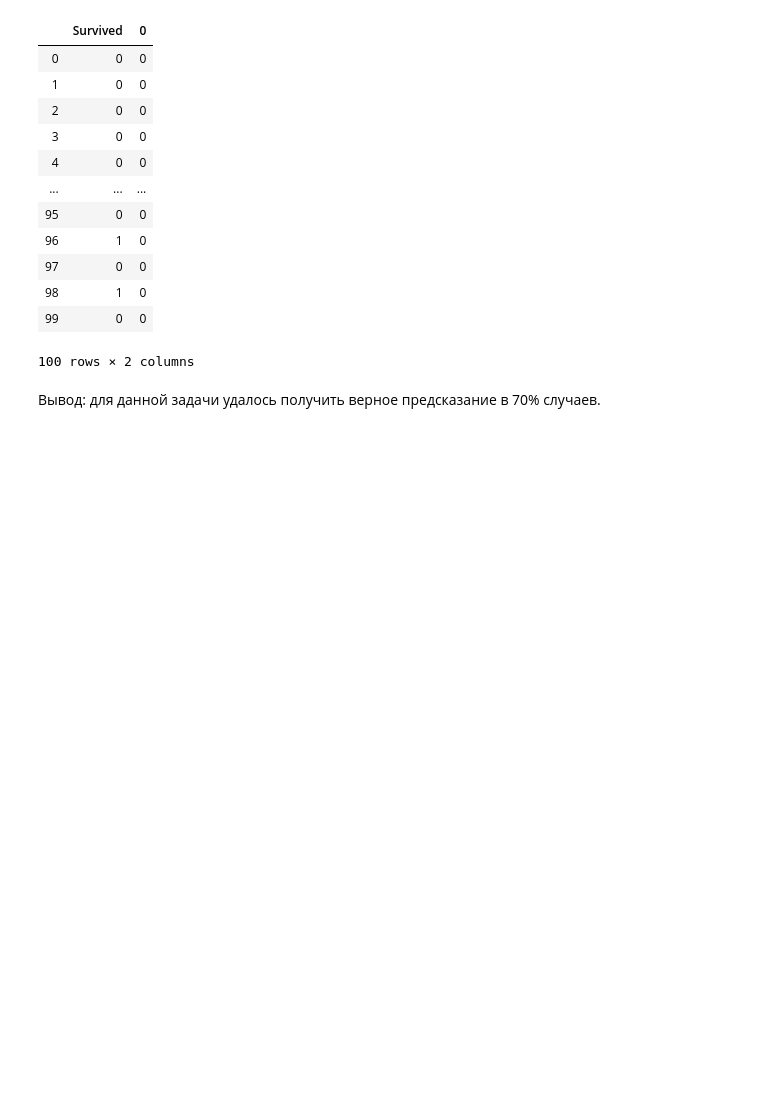
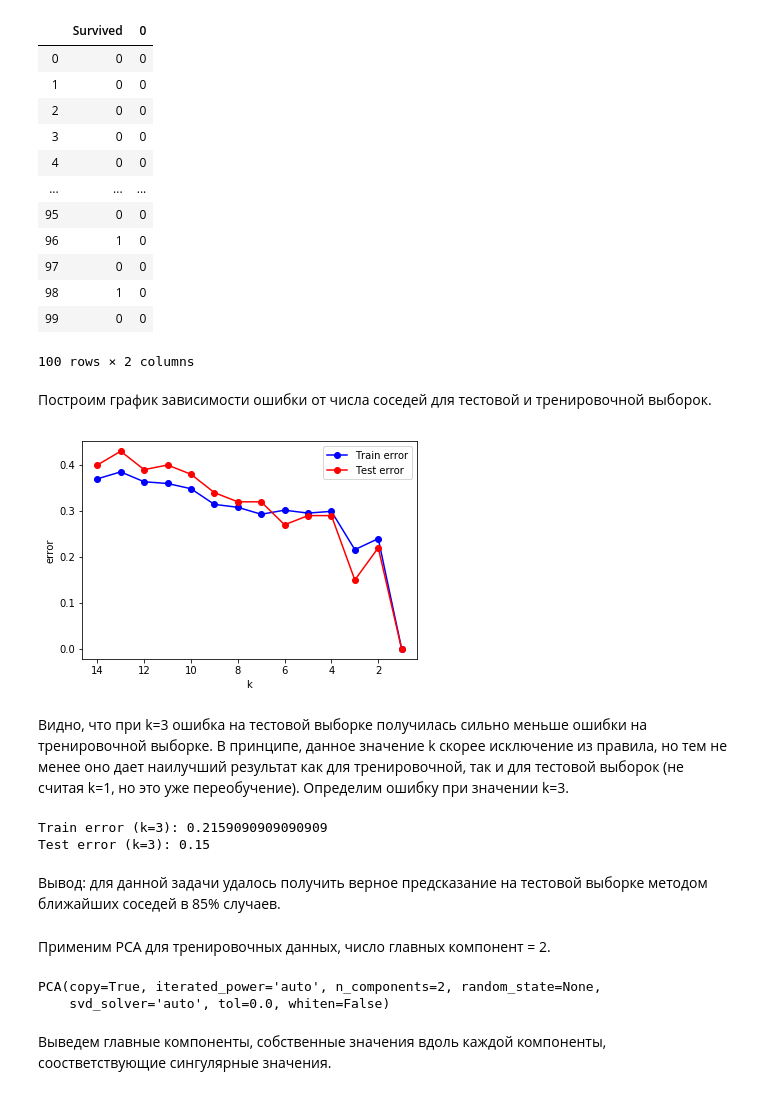
Before and after one commit to PanovaElena/MachineLearning, a Jupyter notebook: task_10.10.19.ipynb, the cells around one changed output. Drawn from its saved outputs; the diff is of its cells as text; code cells hidden in the pictures; blank space fills up the shorter version.

```diff
--- a/task_10.10.19.ipynb
+++ b/task_10.10.19.ipynb
@@ -199,5 +199,49 @@ res_test
 | 98 | 1 | 0 |
 | 99 | 0 | 0 |
 100 rows × 2 columns
+# %% [markdown]
+Построим график зависимости ошибки от числа соседей для тестовой и тренировочной выборок.
+# %%
+dataDict = {'train':{'data':(X_train, y_train), 'error':[]}, 'test':{'data':(X_test, y_test), 'error':[]}}
+neighbours = [k for k in range(1, 15)]
+
+for k in neighbours:
+    for key in dataDict:
+        X = dataDict[key]['data'][0]
+        y = dataDict[key]['data'][1]
+        knn = KNeighborsClassifier(n_neighbors = k)
+        knn.fit(X, y)
+        y_predict = knn.predict(X)
+        dataDict[key]['error'].append(np.mean(y != y_predict))
+# %%
+plt.plot(neighbours, dataDict['train']['error'], '-ob', label="Train error")
+plt.plot(neighbours, dataDict['test']['error'], '-or', label="Test error")
+plt.xlabel('k')
+plt.ylabel('error')
+plt.gca().invert_xaxis()
+plt.legend()
+plt.show()
+# %% [output]
+[figure, added]
+# %% [markdown]
+Видно, что при k=3 ошибка на тестовой выборке получилась сильно меньше ошибки на тренировочной выборке. В принципе, данное значение k скорее исключение из правила, но тем не менее оно дает наилучший результат как для тренировочной, так и для тестовой выборок (не считая k=1, но это уже переобучение). Определим ошибку при значении k=3.
+# %%
+k_best = 3
+print("Train error (k=3): "+str(dataDict['train']['error'][k_best-1]))
+print("Test error (k=3): "+str(dataDict['test']['error'][k_best-1]))
+# %% [output]
+Train error (k=3): 0.2159090909090909
+Test error (k=3): 0.15
 # %% [markdown]
-Вывод: для данной задачи удалось получить верное предсказание в 70% случаев.
+Вывод: для данной задачи удалось получить верное предсказание на тестовой выборке методом ближайших соседей в 85% случаев.
+# %% [markdown]
+Применим PCA для тренировочных данных, число главных компонент = 2.
+# %%
+from sklearn.decomposition import PCA
+pca = PCA(n_components=2)
+pca.fit(X_train)
+# %% [output]
+PCA(copy=True, iterated_power='auto', n_components=2, random_state=None,
+    svd_solver='auto', tol=0.0, whiten=False)
+# %% [markdown]
+Выведем главные компоненты, собственные значения вдоль каждой компоненты, соостветствующие сингулярные значения.
```
Also changed, not shown: parts of 19 cells of this notebook.
